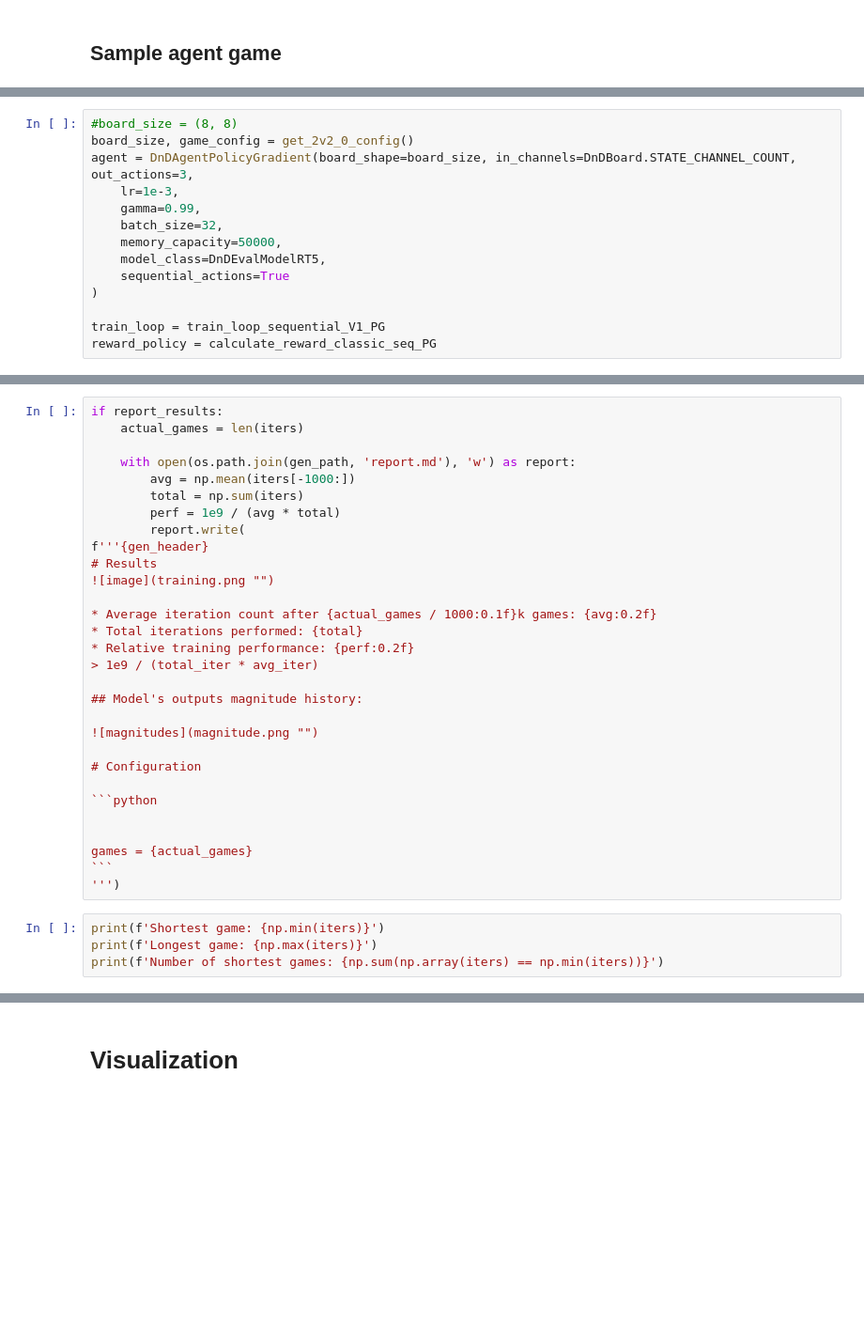
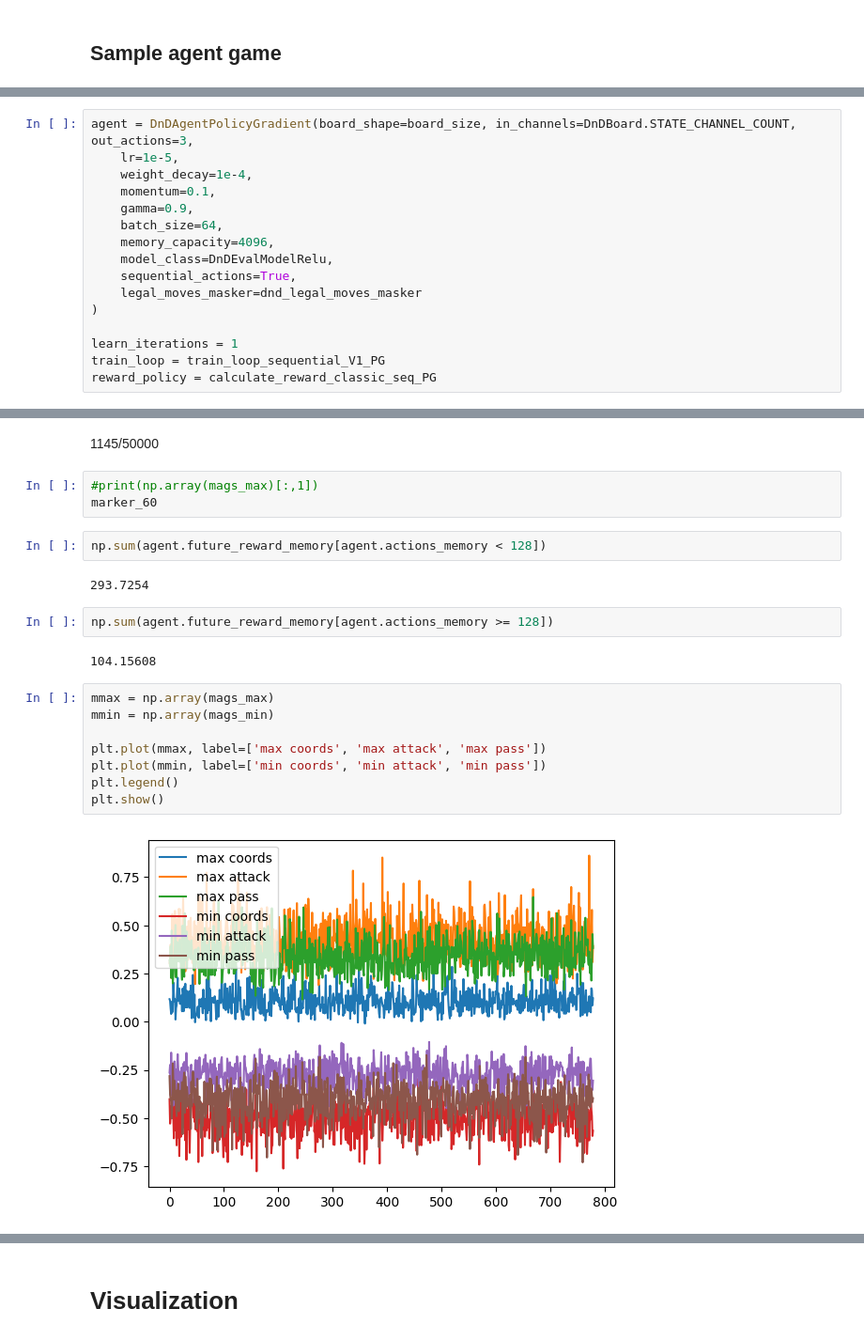
Before and after one commit to Sambura/DnD-RL-combat-agent, a Jupyter notebook: notebooks/policy_gradient_proto.ipynb, the cells around one changed output, grey strips where cells are left out. Shown at 94% size. Drawn from its saved outputs; the diff is of its cells as text; blank space fills up the shorter version.

````diff
--- a/notebooks/policy_gradient_proto.ipynb
+++ b/notebooks/policy_gradient_proto.ipynb
@@ -131,15 +132,17 @@ def calculate_reward_classic_seq_PG(game, game_state, unit: Unit, player_id: int
 # %%
-#board_size = (8, 8)
-board_size, game_config = get_2v2_0_config()
 agent = DnDAgentPolicyGradient(board_shape=board_size, in_channels=DnDBoard.STATE_CHANNEL_COUNT, out_actions=3,
-    lr=1e-3,
-    gamma=0.99,
-    batch_size=32,
-    memory_capacity=50000,
-    model_class=DnDEvalModelRT5,
-    sequential_actions=True
+    lr=1e-5,
+    weight_decay=1e-4,
+    momentum=0.1,
+    gamma=0.9,
+    batch_size=64,
+    memory_capacity=4096,
+    model_class=DnDEvalModelRelu,
+    sequential_actions=True,
+    legal_moves_masker=dnd_legal_moves_masker
 )
 
+learn_iterations = 1
 train_loop = train_loop_sequential_V1_PG
 reward_policy = calculate_reward_classic_seq_PG
 # %%
@@ -221,35 +227,24 @@ print(f'Total number of iterations: {np.sum(iters)}')
-# %%
-if report_results:
-    actual_games = len(iters)
-
-    with open(os.path.join(gen_path, 'report.md'), 'w') as report:
-        avg = np.mean(iters[-1000:])
-        total = np.sum(iters)
-        perf = 1e9 / (avg * total)
-        report.write(
-f'''{gen_header}
-# Results
-![image](training.png "")
-
-* Average iteration count after {actual_games / 1000:0.1f}k games: {avg:0.2f}
-* Total iterations performed: {total}
-* Relative training performance: {perf:0.2f}
-> 1e9 / (total_iter * avg_iter)
-
-## Model's outputs magnitude history:
-
-![magnitudes](magnitude.png "")
-
-# Configuration
-
-```python
-
-
-games = {actual_games}
-```
-''')
-# %%
-print(f'Shortest game: {np.min(iters)}')
-print(f'Longest game: {np.max(iters)}')
-print(f'Number of shortest games: {np.sum(np.array(iters) == np.min(iters))}')
+# %% [markdown]
+1145/50000
+# %%
+#print(np.array(mags_max)[:,1])
+marker_60
+# %%
+np.sum(agent.future_reward_memory[agent.actions_memory < 128])
+# %% [output]
+293.7254
+# %%
+np.sum(agent.future_reward_memory[agent.actions_memory >= 128])
+# %% [output]
+104.15608
+# %%
+mmax = np.array(mags_max)
+mmin = np.array(mags_min)
+
+plt.plot(mmax, label=['max coords', 'max attack', 'max pass'])
+plt.plot(mmin, label=['min coords', 'min attack', 'min pass'])
+plt.legend()
+plt.show()
+# %% [output]
+[figure, added]
 # %%
````
Also changed, not shown: parts of 21 cells of this notebook, 6 other files.
